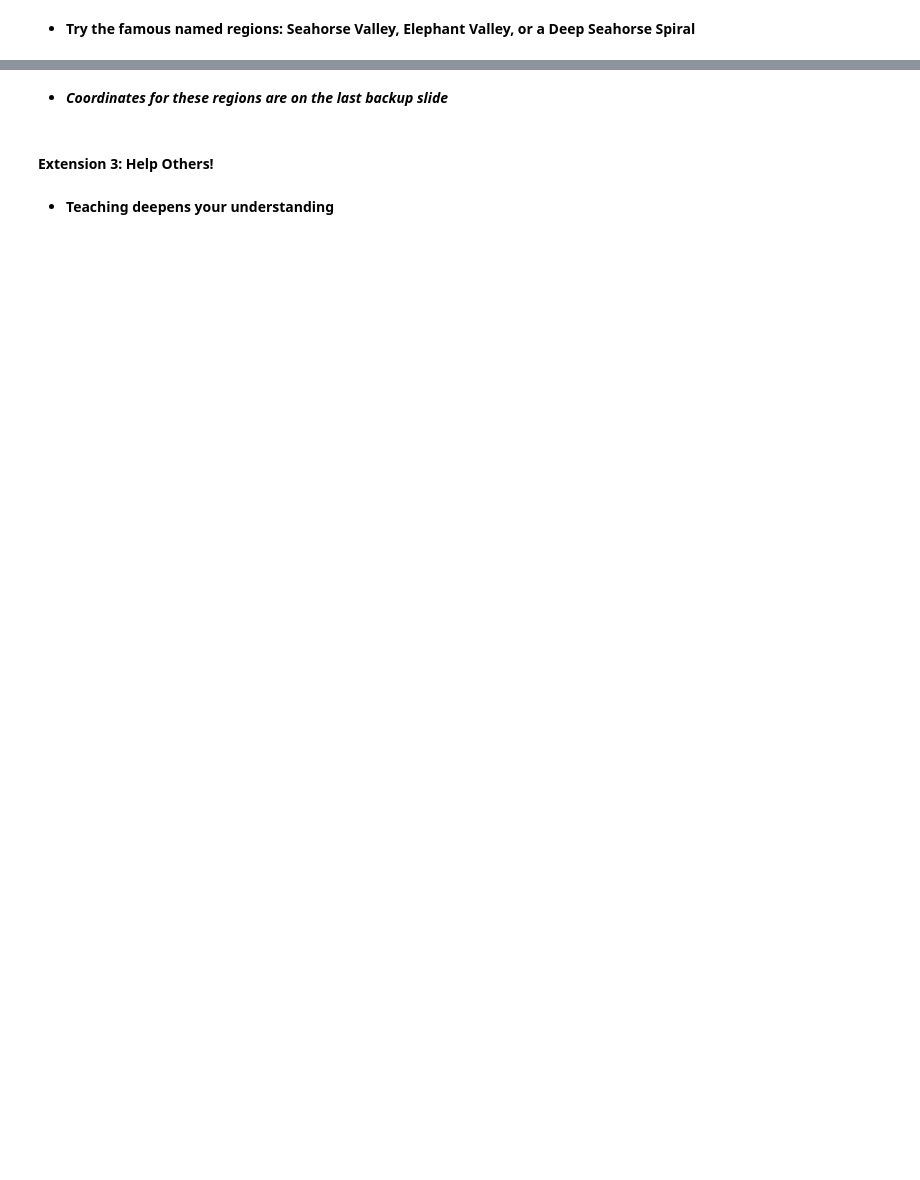
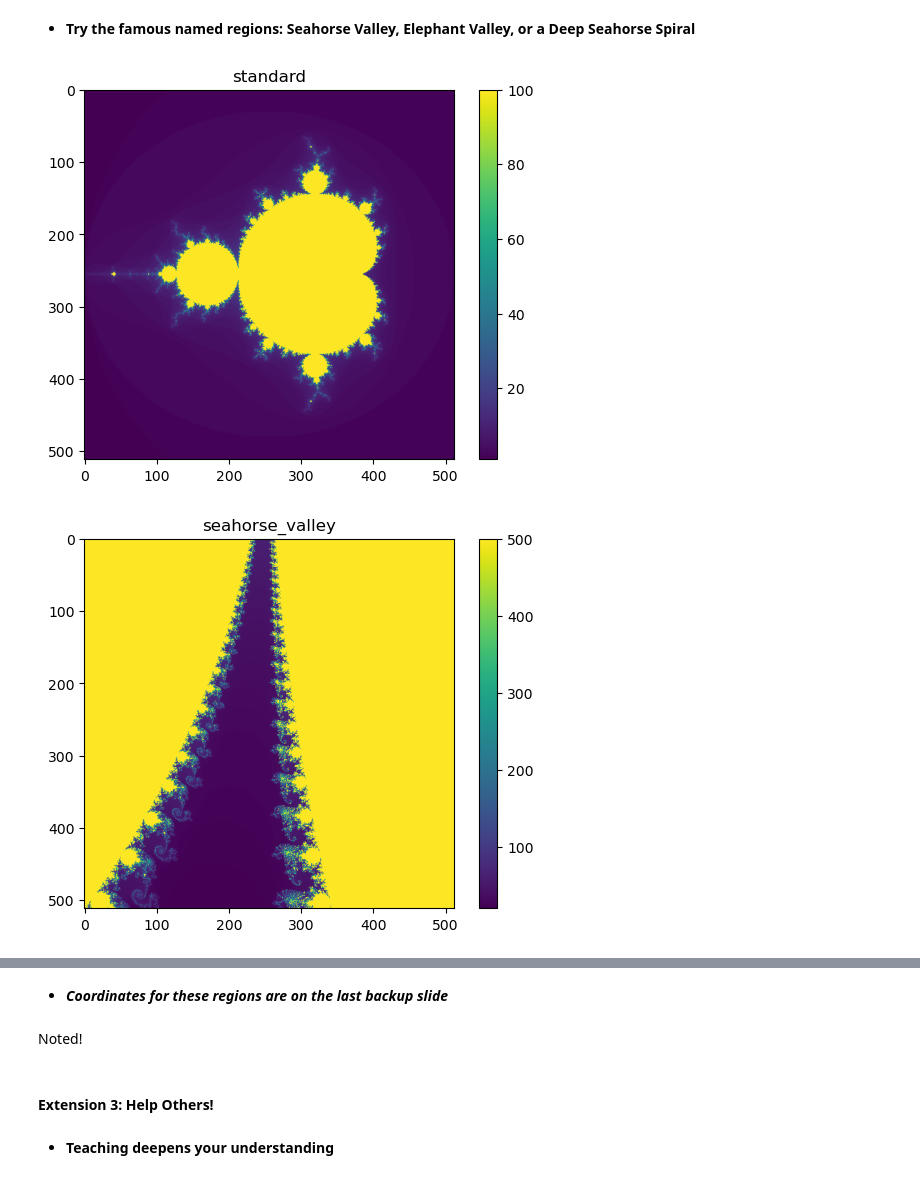
Before and after one commit to NDS8-TCP/nsc-mikkel, a Jupyter notebook: l02_exercises.ipynb, the cells around one changed output, grey strips where cells are left out. Saved outputs shown, nothing was run; the diff lists cells and outputs as text; code cells hidden in the pictures; blank space fills up the shorter version.

```diff
--- a/l02_exercises.ipynb
+++ b/l02_exercises.ipynb
@@ -363,0 +518,25 @@ Date:   Mon Mar 2 20:47:40 2026 +0000
+# %%
+# Default image resolution
+width = height = 512
+
+for name, conf in regions.items():
+
+    # Add in the image resolution
+    full_conf = {
+        **conf,
+        "width": width,
+        "height": height,
+    }
+
+    image = compute_mandelbrot_numpy(**full_conf)
+
+    # plot
+    plt.figure()
+    plt.imshow(image)
+    plt.colorbar()
+    plt.title(name)
+    plt.show()
+    plt.close()
+# %% [output]
+[figure, added]
+[figure, added]
@@ -364,5 +545,7 @@ Date:   Mon Mar 2 20:47:40 2026 +0000
 # %% [markdown]
 - ***Coordinates for these regions are on the last backup slide***
+# %% [markdown]
+Noted!
 # %% [markdown]
 #### ****Extension 3: Help Others!****
 # %% [markdown]
```
Also changed, not shown: parts of 19 cells of this notebook, 2 other files.
